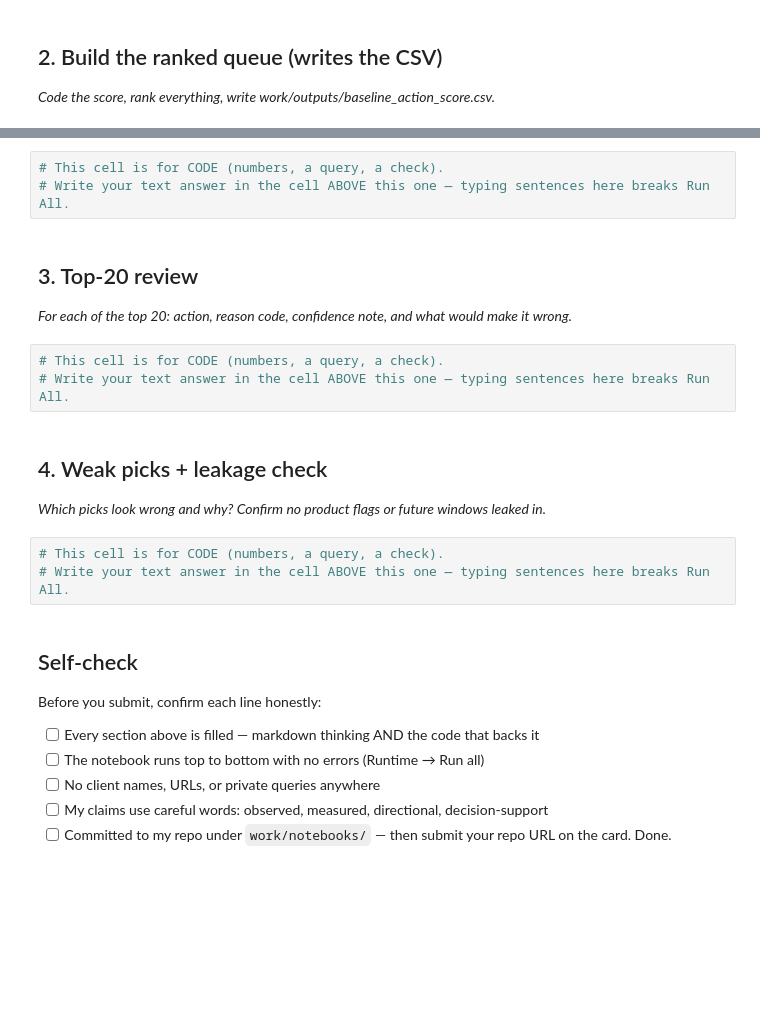
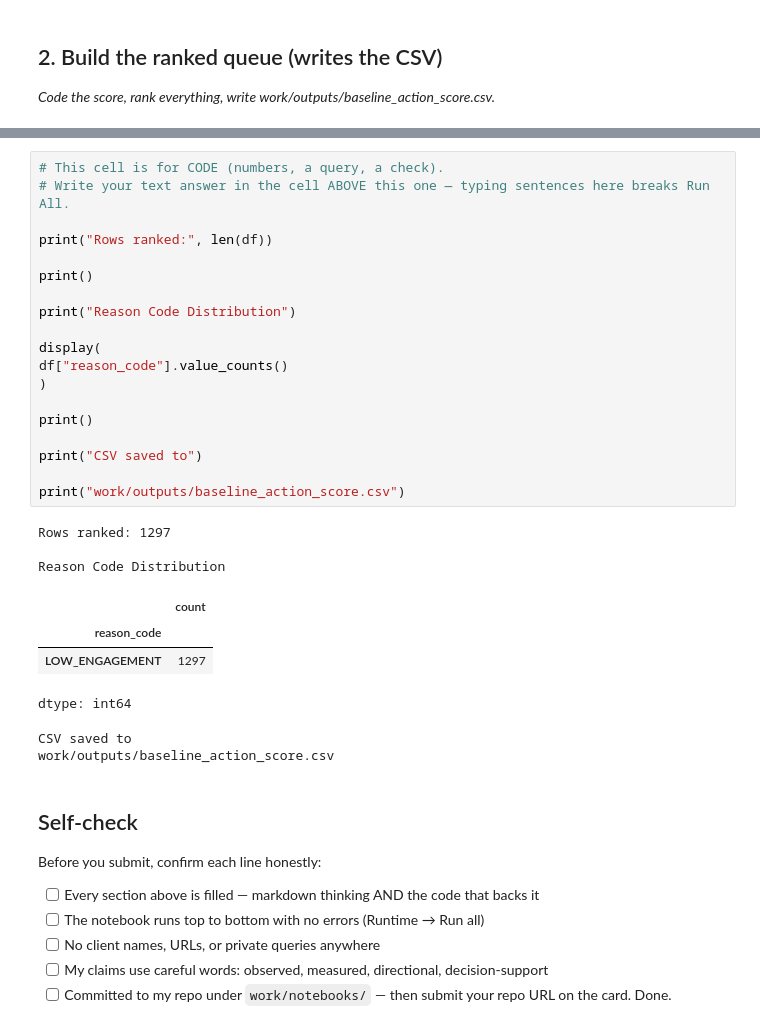
Before and after one commit to Mahnoor-Kalsoom/flyrank-ml-internship, a Jupyter notebook: work/notebooks/w04_baseline_score.ipynb, the cells around one changed output, grey strips where cells are left out. Saved outputs shown, nothing was run; the diff lists cells and outputs as text; blank space fills up the shorter version.

```diff
--- a/work/notebooks/w04_baseline_score.ipynb
+++ b/work/notebooks/w04_baseline_score.ipynb
@@ -20,20 +264,32 @@ This skeleton is yours to fill. Work the sections **in order** — each one has
 # %%
 # This cell is for CODE (numbers, a query, a check).
 # Write your text answer in the cell ABOVE this one — typing sentences here breaks Run All.
+
+print("Rows ranked:", len(df))
+
+print()
+
+print("Reason Code Distribution")
+
+display(
+df["reason_code"].value_counts()
+)
+
+print()
+
+print("CSV saved to")
+
+print("work/outputs/baseline_action_score.csv")
+# %% [output]
+Rows ranked: 1297
+
+Reason Code Distribution
+|  | count |
+| reason_code |  |
+| LOW_ENGAGEMENT | 1297 |
+dtype: int64
+CSV saved to
+work/outputs/baseline_action_score.csv
-# %% [markdown]
-## 3. Top-20 review
-
-*For each of the top 20: action, reason code, confidence note, and what would make it wrong.*
-# %%
-# This cell is for CODE (numbers, a query, a check).
-# Write your text answer in the cell ABOVE this one — typing sentences here breaks Run All.
-# %% [markdown]
-## 4. Weak picks + leakage check
-
-*Which picks look wrong and why? Confirm no product flags or future windows leaked in.*
-# %%
-# This cell is for CODE (numbers, a query, a check).
-# Write your text answer in the cell ABOVE this one — typing sentences here breaks Run All.
 # %% [markdown]
 ## Self-check
 
```
Also changed, not shown: parts of 9 cells of this notebook.
